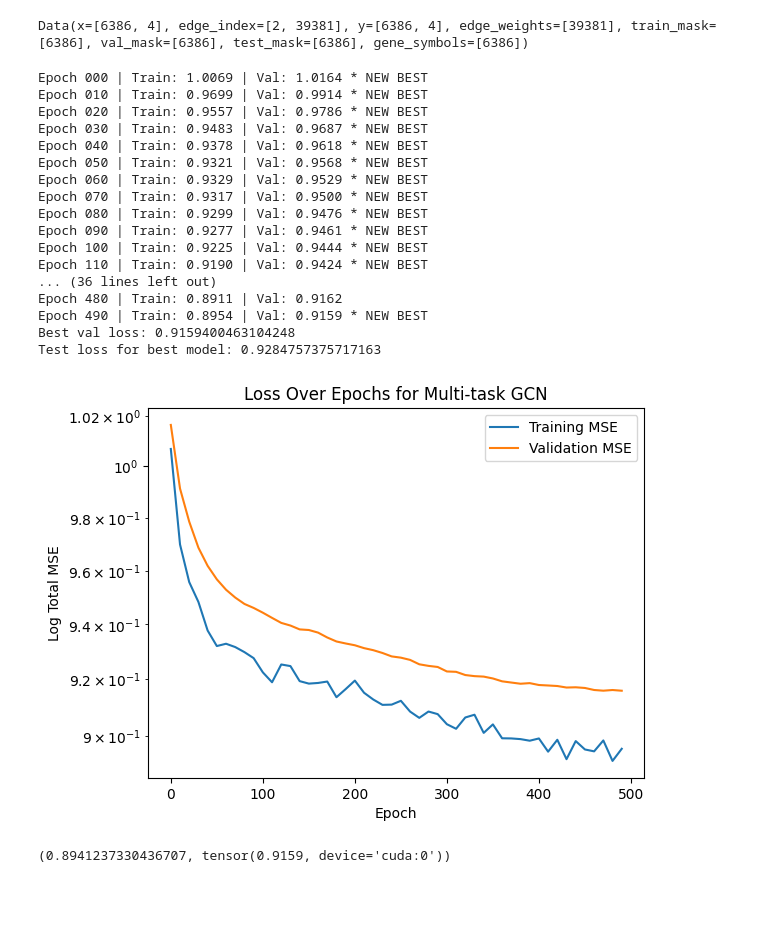
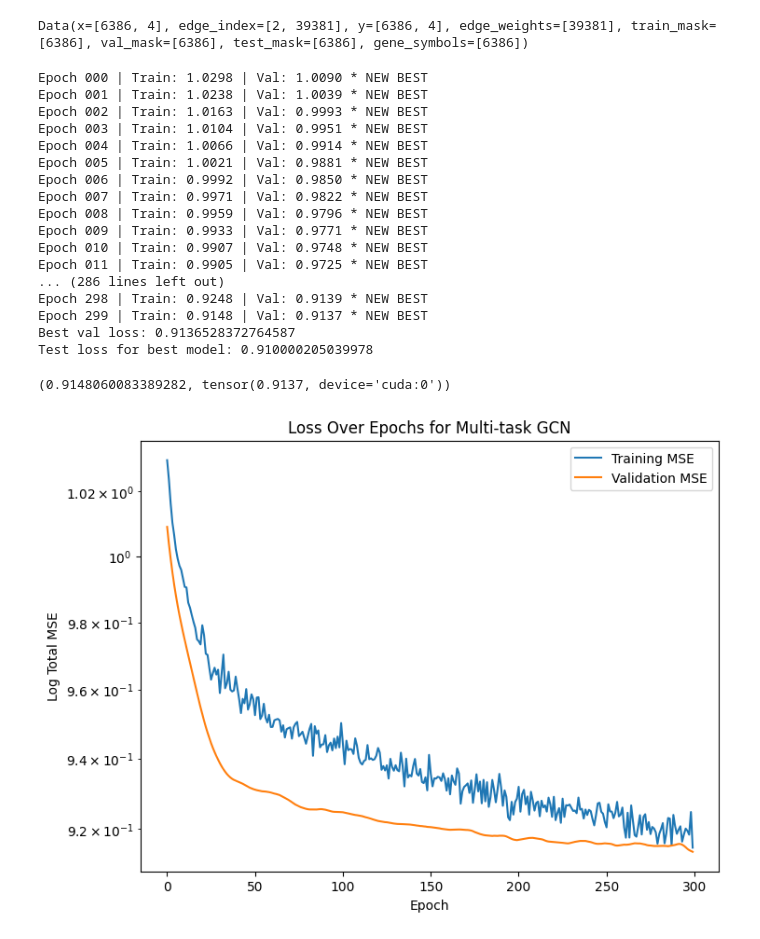
Before and after one commit to qyxhust/Chem277-Team4-Project, a Jupyter notebook: GCN_all4/GCN_all4.ipynb, the cells around one changed output. Cells and saved outputs as stored; diff of their text form; code cells hidden in the pictures; blank space fills up the shorter version.

Commit message:
Changed plot to match GAT

```diff
--- a/GCN_all4/GCN_all4.ipynb
+++ b/GCN_all4/GCN_all4.ipynb
@@ -425,7 +425,7 @@ class FitModel():
 
         return MSE_ad, MSE_pd, MSE_ftd, MSE_als
 
-    def run(self, data, N_epochs: int = 500):
+    def run(self, data, N_epochs: int = 300):
         '''
         Runs the training loop, validation, and testing on the best model identified by validation loss.
 
@@ -464,28 +464,28 @@ class FitModel():
 
             self.optimizer.step()
 
-            if n % 10 == 0:
+            #if n % 10 == 0:
                 # validation loss
-                self.model.eval() # pause learning
-                with torch.no_grad():
-                    ad_MSE_val, pd_MSE_val, ftd_MSE_val, als_MSE_val = self.get_MSE(data, data.val_mask)
-                    total_val_loss = AD_wt*ad_MSE_val + PD_wt*pd_MSE_val + FTD_wt*ftd_MSE_val + ALS_wt*als_MSE_val
+            self.model.eval() # pause learning
+            with torch.no_grad():
+                ad_MSE_val, pd_MSE_val, ftd_MSE_val, als_MSE_val = self.get_MSE(data, data.val_mask)
+                total_val_loss = AD_wt*ad_MSE_val + PD_wt*pd_MSE_val + FTD_wt*ftd_MSE_val + ALS_wt*als_MSE_val
 
-                    # add losses & current epoch to lists
-                    train_losses.append(total_loss.item())
-                    val_losses.append(total_val_loss.item())
-                    epoch_nums.append(n)
+                # add losses & current epoch to lists
+                train_losses.append(total_loss.item())
+                val_losses.append(total_val_loss.item())
+                epoch_nums.append(n)
 
-                # compare current loss to best loss
-                if total_val_loss.item() < best_val_loss:
-                    best_val_loss = total_val_loss
+            # compare current loss to best loss
+            if total_val_loss.item() < best_val_loss:
+                best_val_loss = total_val_loss
 
-                    # save best model
-                    torch.save(self.model.state_dict(), 'best_model.pt')
+                # save best model
+                torch.save(self.model.state_dict(), 'best_model.pt')
 
-                    print(f"Epoch {n:03d} | Train: {total_loss.item():.4f} | Val: {total_val_loss.item():.4f} * NEW BEST")
-                else:
-                    print(f"Epoch {n:03d} | Train: {total_loss.item():.4f} | Val: {total_val_loss.item():.4f}")
+                print(f"Epoch {n:03d} | Train: {total_loss.item():.4f} | Val: {total_val_loss.item():.4f} * NEW BEST")
+            else:
+                print(f"Epoch {n:03d} | Train: {total_loss.item():.4f} | Val: {total_val_loss.item():.4f}")
 
         # testing loss
         # get best model
@@ -539,7 +539,7 @@ class FitModel():
             model = model.to(device)
 
             hp_tuner = FitModel(model, learning_rate=lr)
-            losses = hp_tuner.run(data, N_epochs=500)
+            losses = hp_tuner.run(data, N_epochs=300)
             current_loss_t = losses[1]
             current_loss = current_loss_t.item()
 
@@ -554,54 +554,54 @@ class FitModel():
     def plot(self, train_losses, val_losses, epoch_nums):
         '''
         Plots MSE loss over epochs for training and validation.
 
         Parameters
         ----------
         train_losses : list
             List containing training losses for all epochs.
         val_losses : list
             List containing validation losses for all epochs.
         epoch_nums : list
             List containing epoch numbers.
         '''
 
-        plt.figure()
+        plt.figure(figsize=(8,6))
         plt.plot(epoch_nums, train_losses, label = 'Training MSE')
         plt.plot(epoch_nums, val_losses, label = 'Validation MSE')
 
         plt.title("Loss Over Epochs for Multi-task GCN")
         plt.xlabel("Epoch")
         plt.ylabel("Log Total MSE")
         plt.yscale("log")
         plt.legend()
-        plt.show()
+        plt.savefig('loss_over_epochs.png')
 
 device = torch.device('cuda' if torch.cuda.is_available() else 'cpu')
 my_model = My_GCN(num_features=X.shape[1], n_neurons=64, dropout=0.5) # parameters determined through hyperparameter search
 my_model = my_model.to(device)
 graph_data = graph_data.to(device)
 My_Fit = FitModel(my_model, 0.001)
 My_Fit.run(graph_data)
 # %% [output]
-Epoch 000 | Train: 1.0069 | Val: 1.0164 * NEW BEST
-Epoch 010 | Train: 0.9699 | Val: 0.9914 * NEW BEST
-Epoch 020 | Train: 0.9557 | Val: 0.9786 * NEW BEST
-Epoch 030 | Train: 0.9483 | Val: 0.9687 * NEW BEST
-Epoch 040 | Train: 0.9378 | Val: 0.9618 * NEW BEST
-Epoch 050 | Train: 0.9321 | Val: 0.9568 * NEW BEST
-Epoch 060 | Train: 0.9329 | Val: 0.9529 * NEW BEST
-Epoch 070 | Train: 0.9317 | Val: 0.9500 * NEW BEST
-Epoch 080 | Train: 0.9299 | Val: 0.9476 * NEW BEST
-Epoch 090 | Train: 0.9277 | Val: 0.9461 * NEW BEST
-Epoch 100 | Train: 0.9225 | Val: 0.9444 * NEW BEST
-Epoch 110 | Train: 0.9190 | Val: 0.9424 * NEW BEST
-... (36 lines left out)
-Epoch 480 | Train: 0.8911 | Val: 0.9162
-Epoch 490 | Train: 0.8954 | Val: 0.9159 * NEW BEST
-Best val loss: 0.9159400463104248
-Test loss for best model: 0.9284757375717163
+Epoch 000 | Train: 1.0298 | Val: 1.0090 * NEW BEST
+Epoch 001 | Train: 1.0238 | Val: 1.0039 * NEW BEST
+Epoch 002 | Train: 1.0163 | Val: 0.9993 * NEW BEST
+Epoch 003 | Train: 1.0104 | Val: 0.9951 * NEW BEST
+Epoch 004 | Train: 1.0066 | Val: 0.9914 * NEW BEST
+Epoch 005 | Train: 1.0021 | Val: 0.9881 * NEW BEST
+Epoch 006 | Train: 0.9992 | Val: 0.9850 * NEW BEST
+Epoch 007 | Train: 0.9971 | Val: 0.9822 * NEW BEST
+Epoch 008 | Train: 0.9959 | Val: 0.9796 * NEW BEST
+Epoch 009 | Train: 0.9933 | Val: 0.9771 * NEW BEST
+Epoch 010 | Train: 0.9907 | Val: 0.9748 * NEW BEST
+Epoch 011 | Train: 0.9905 | Val: 0.9725 * NEW BEST
+... (286 lines left out)
+Epoch 298 | Train: 0.9248 | Val: 0.9139 * NEW BEST
+Epoch 299 | Train: 0.9148 | Val: 0.9137 * NEW BEST
+Best val loss: 0.9136528372764587
+Test loss for best model: 0.910000205039978
+(0.9148060083389282, tensor(0.9137, device='cuda:0'))
-[figure, old version]
+[figure, new version]
-(0.8941237330436707, tensor(0.9159, device='cuda:0'))
 # %%
 # hyperparameter tuning
 My_Fit.hp_tuning(graph_data, X.shape[1])
```
Also changed, not shown: 2 other files.
